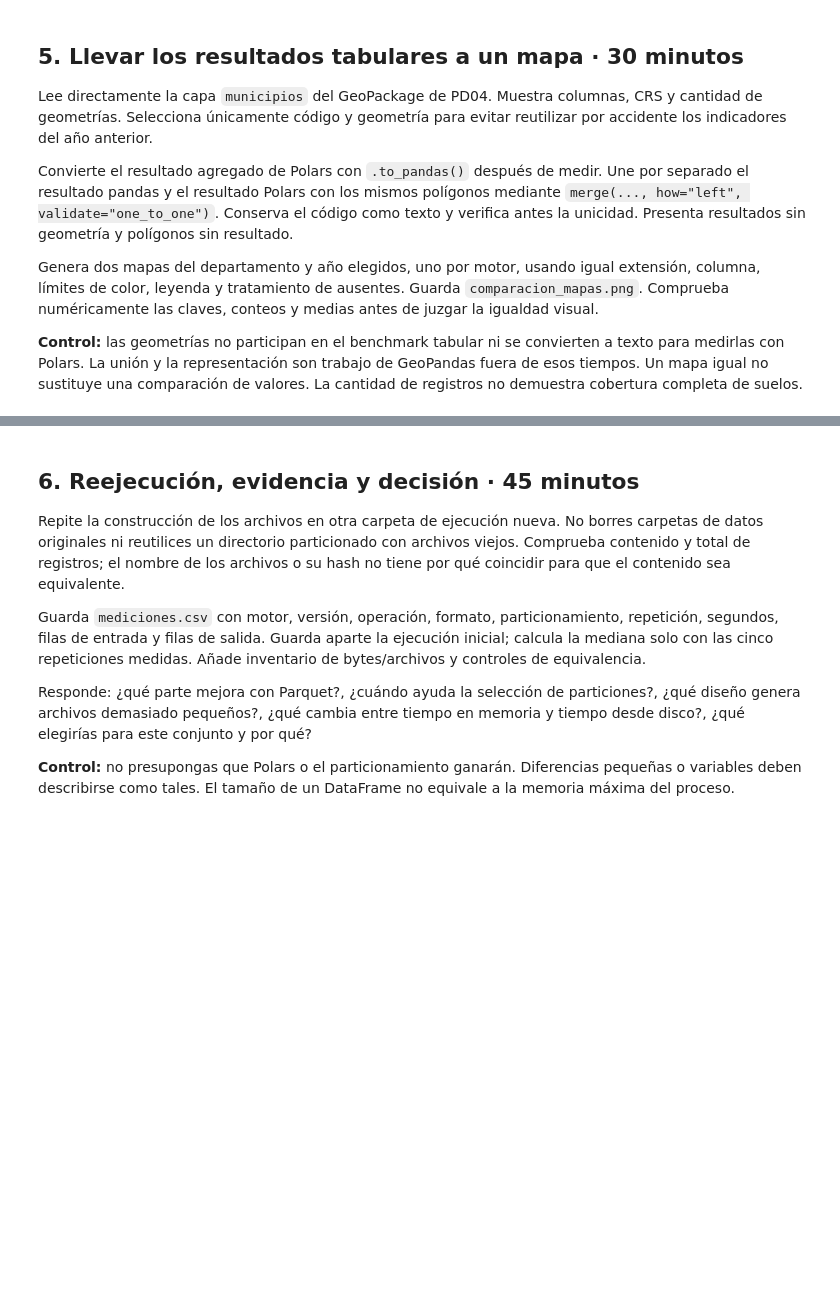
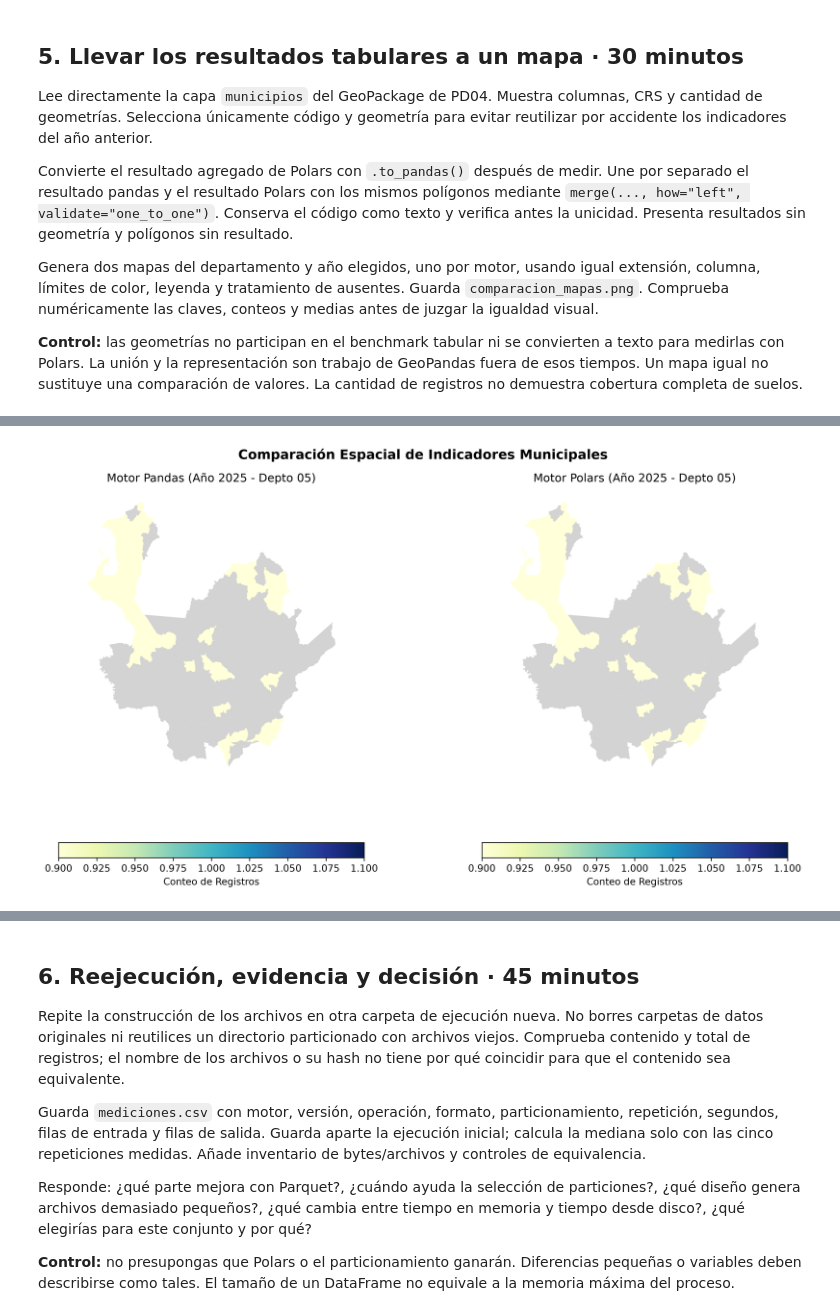
Before and after one commit to FrankBenavid/big-data-postgraduate, a Jupyter notebook: soluciones/PD05_particionamiento_pandas_polars.ipynb, the cells around one changed output, grey strips where cells are left out. Cells and saved outputs as stored; diff of their text form; code cells hidden in the pictures; blank space fills up the shorter version.

```diff
--- a/soluciones/PD05_particionamiento_pandas_polars.ipynb
+++ b/soluciones/PD05_particionamiento_pandas_polars.ipynb
@@ -652,3 +1151,10 @@ print(geometrias.shape, geometrias.crs)
+# %%
+from IPython.display import Image, display
+
+# Mostrar la imagen guardada
+display(Image(filename="/mnt/c/Users/TUPTC/bigdata/big-data-postgraduate/comparacion_mapas.png"))
+# %% [output]
+[figure, added]
 # %% [markdown]
 **Interpretación:**
 
```
Also changed, not shown: parts of 9 cells of this notebook, 38 other files.
